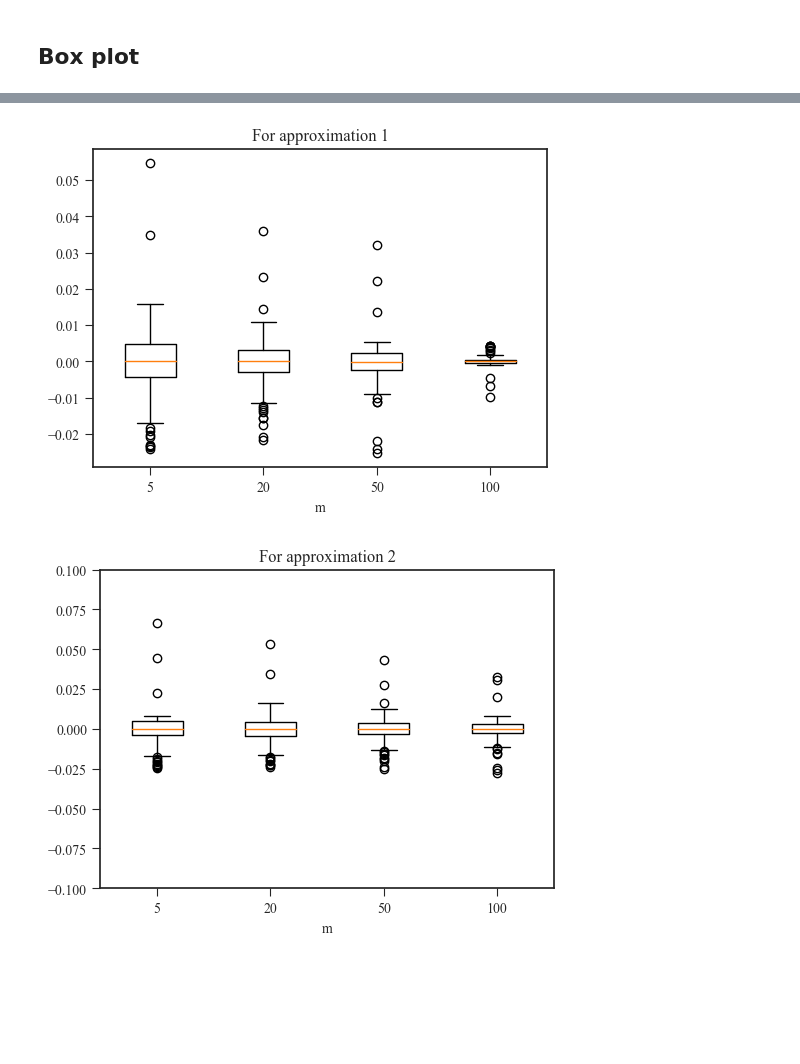
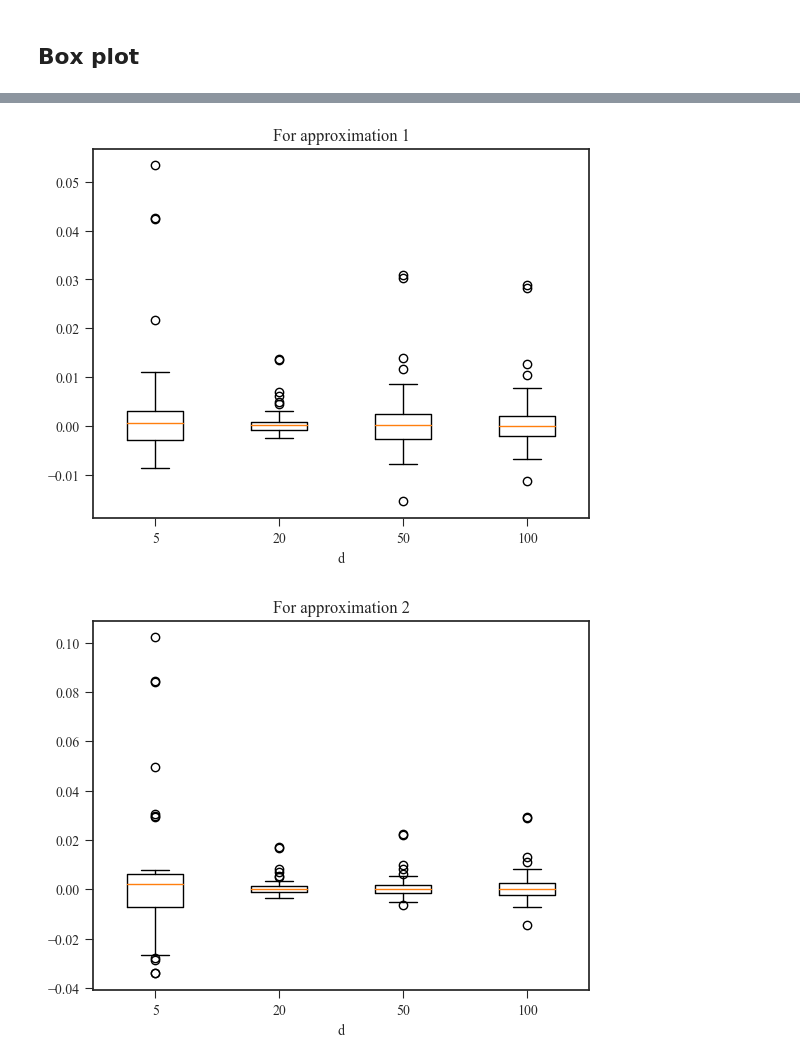
Before and after one commit to helenatp/prosjektoppgaveTPK4560, a Jupyter notebook: src/least_square_regression.ipynb, the cells around one changed output, grey strips where cells are left out. Cells and saved outputs as stored; diff of their text form; code cells hidden in the pictures; blank space fills up the shorter version.

```diff
--- a/src/least_square_regression.ipynb
+++ b/src/least_square_regression.ipynb
@@ -132,9 +129,21 @@ K_ = K_approx1(x, x, w, b, m)
 #### Alpha
 # %%
 def alpha_approx1(x, y, lam, w, b, m):
-    K = np.zeros((n ,m))
+    Psi = np.zeros((m, n))
     for i in range(n):
-        K[i, :] = psi(x[i], w, b)
+        Psi[:, i] = psi(x[i], w, b)
+    return np.linalg.inv(Psi @ Psi.T + m*lam*np.eye(m)) @ Psi @ y
+
+# Same as
+def alpha_approx11(x, y, lam, w, b, m):
+    K = np.zeros((n,m))
+    for i in range(n):
+        for j in range(m):
+            K[i, j] = psi(x[i], w[j], b[j])
     return np.linalg.inv(K.T @ K + lam*np.eye(m)) @ K.T @ y
 
 alpha_approx = alpha_approx1(x, y, lam, w, b, m)
+alpha_approx1_ = alpha_approx11(x, y, lam, w, b, m)
+
+print(alpha_approx.shape)
+print(alpha_approx1_.shape)
@@ -163,14 +175,14 @@ plt.show()
 # %% [markdown]
 ### Approximation 2
 # %%
-def psi_cos(x, w, m):
-    return 1/np.sqrt(m) * np.cos(w*x)
+def psi_cos(x, w):
+    return np.cos(w*x)
 
-def psi_sin(x, w, m):
-    return 1/np.sqrt(m) * np.sin(w*x)
+def psi_sin(x, w):
+    return np.sin(w*x)
 
 def k_approx2(x, y, w, m):
-    return np.sum(psi_cos(x, w, m)*psi_cos(y, w, m)) + np.sum(psi_cos(x, w, m)*psi_cos(y, w, m))
+    return np.sum(1/np.sqrt(m) * psi_cos(x, w, m)*psi_cos(y, w, m)) + 1/np.sqrt(m)*np.sum(psi_cos(x, w, m)*psi_cos(y, w, m))
 
 # Not in use
 def K_approx2(x, y, w, n, m):
@@ -184,10 +196,10 @@ def K_approx2(x, y, w, n, m):
 # %%
 @runtime
 def alpha_approx2(x, y, w, n, m):
-    K = np.zeros((n, m))
+    Psi = np.zeros((m, n))
     for i in range(n):
-        K[i, :] = psi_cos(x[i], w, m) + psi_sin(x[i], w, m)
-    alpha = np.linalg.inv(K.T @ K + lam*np.eye(m)) @ K.T @ y
+        Psi[:, i] = psi_cos(x[i], w) + psi_sin(x[i], w)
+    alpha = np.linalg.inv(Psi @ Psi.T + m*lam*np.eye(m)) @ Psi @ y
     return alpha
 
 alpha_2 = alpha_approx2(x, y, w, n, m)
@@ -201,7 +213,7 @@ def function_approx2(x, n, alpha):
     x_sort = np.sort(x)
     f = np.zeros(n)
     for i in range(n):
-        f[i] = np.sum(alpha*(psi_cos(x_sort[i], w, m) + psi_sin(x_sort[i], w, m)))
+        f[i] = np.sum(alpha*(psi_cos(x_sort[i], w) + psi_sin(x_sort[i], w)))
     return f
 
 func_approx2 = function_approx2(x, n, alpha_2)
@@ -274,7 +286,7 @@ fig = plt.figure()
 ax = fig.add_subplot(1, 1, 1)
 plt.title("For approximation 1")
 ax.boxplot([u[:, 0], u[:, 1], u[:, 2], u[:, 3]], labels = [5, 20, 50, 100])
-ax.set_xlabel('m')
+ax.set_xlabel('d')
 #ax.set_ylim(-0.1, 0.1)
 plt.show()
 
@@ -283,7 +295,7 @@ fig2 = plt.figure()
 ax2 = fig2.add_subplot(1, 1, 1)
 plt.title("For approximation 2")
 ax2.boxplot([v[:, 0], v[:, 1], v[:, 2], v[:, 3]], labels = [5, 20, 50, 100])
-ax2.set_xlabel('m')
-ax2.set_ylim(-0.1, 0.1)
+ax2.set_xlabel('d')
+#ax2.set_ylim(-0.1, 0.1)
 plt.show()
 # %% [output]
@@ -305,2 +317,2 @@ plt.show()
-[figure, old version]
+[figure, new version]
-[figure, old version]
+[figure, new version]
```
Also changed, not shown: parts of 14 cells of this notebook, 1 other file.
